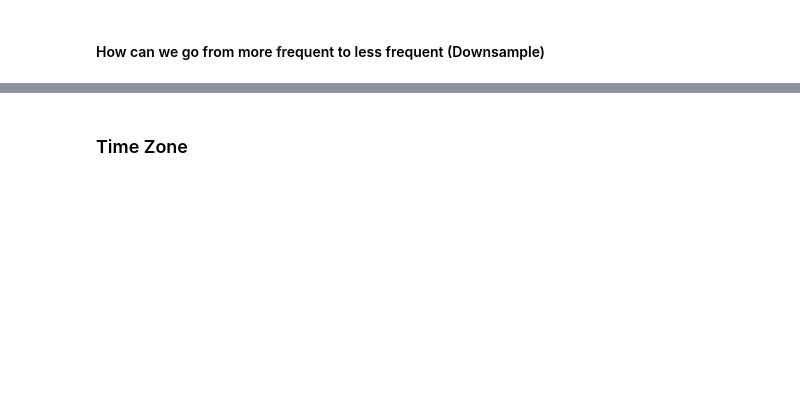
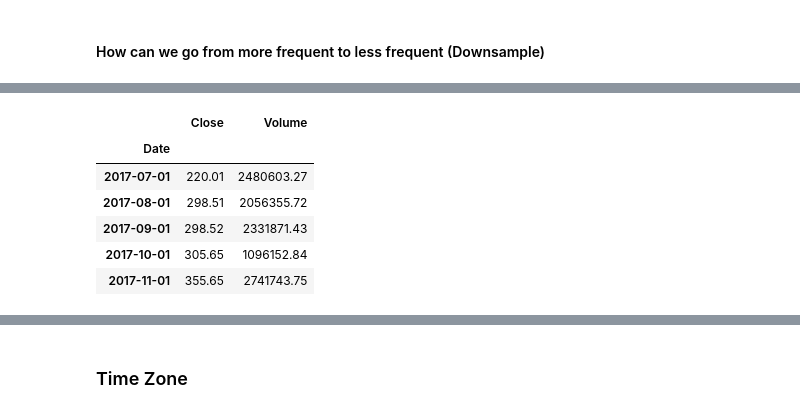
Before and after one commit to aliciag92/time-series-exercises, a Jupyter notebook: TSA-dates-lesson.ipynb, the cells around one changed output, grey strips where cells are left out. Drawn from its saved outputs; the diff is of its cells as text; code cells hidden in the pictures; blank space fills up the shorter version.

```diff
--- a/TSA-dates-lesson.ipynb
+++ b/TSA-dates-lesson.ipynb
@@ -416,3 +582,15 @@ df.resample('M').mean().head()
+# %%
+#can change to start of month ("MS")
+#m=month, s=start
+df.resample('MS').mean().head()
+# %% [output]
+|  | Close | Volume |
+| Date |  |  |
+| 2017-07-01 | 220.01 | 2480603.27 |
+| 2017-08-01 | 298.51 | 2056355.72 |
+| 2017-09-01 | 298.52 | 2331871.43 |
+| 2017-10-01 | 305.65 | 1096152.84 |
+| 2017-11-01 | 355.65 | 2741743.75 |
 # %%
 # resample yearly
 
```
Also changed, not shown: parts of 46 cells of this notebook.
